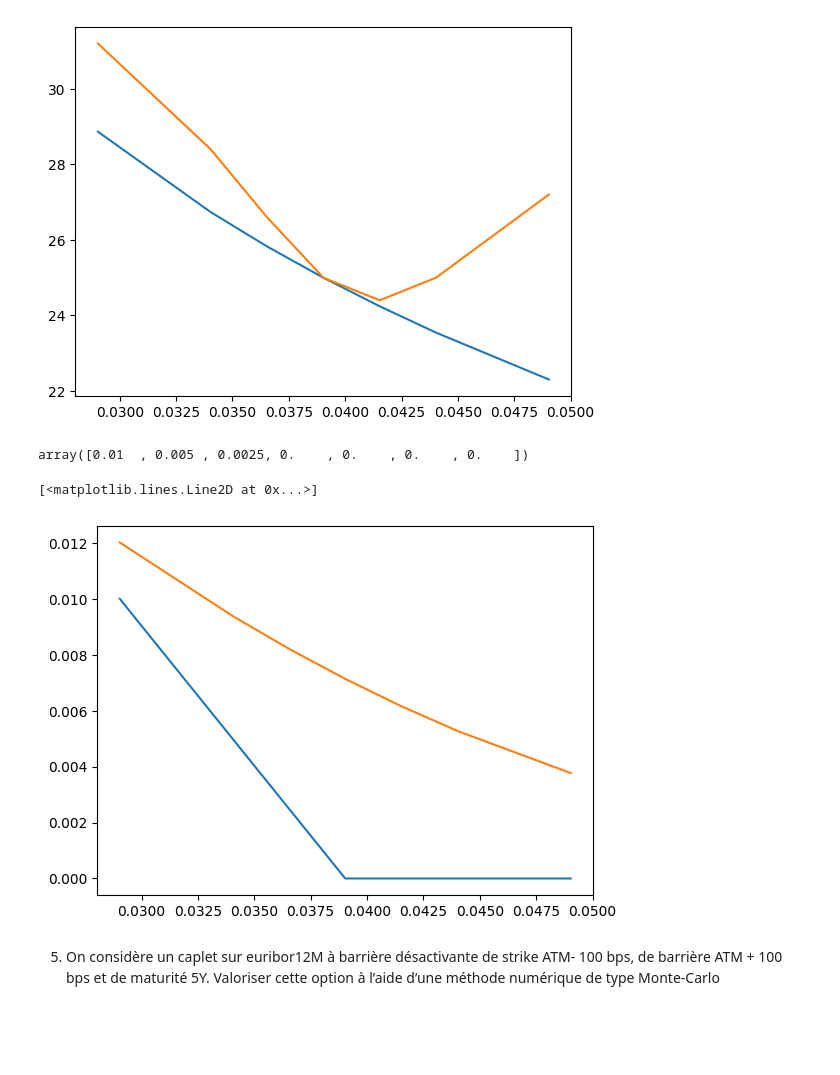
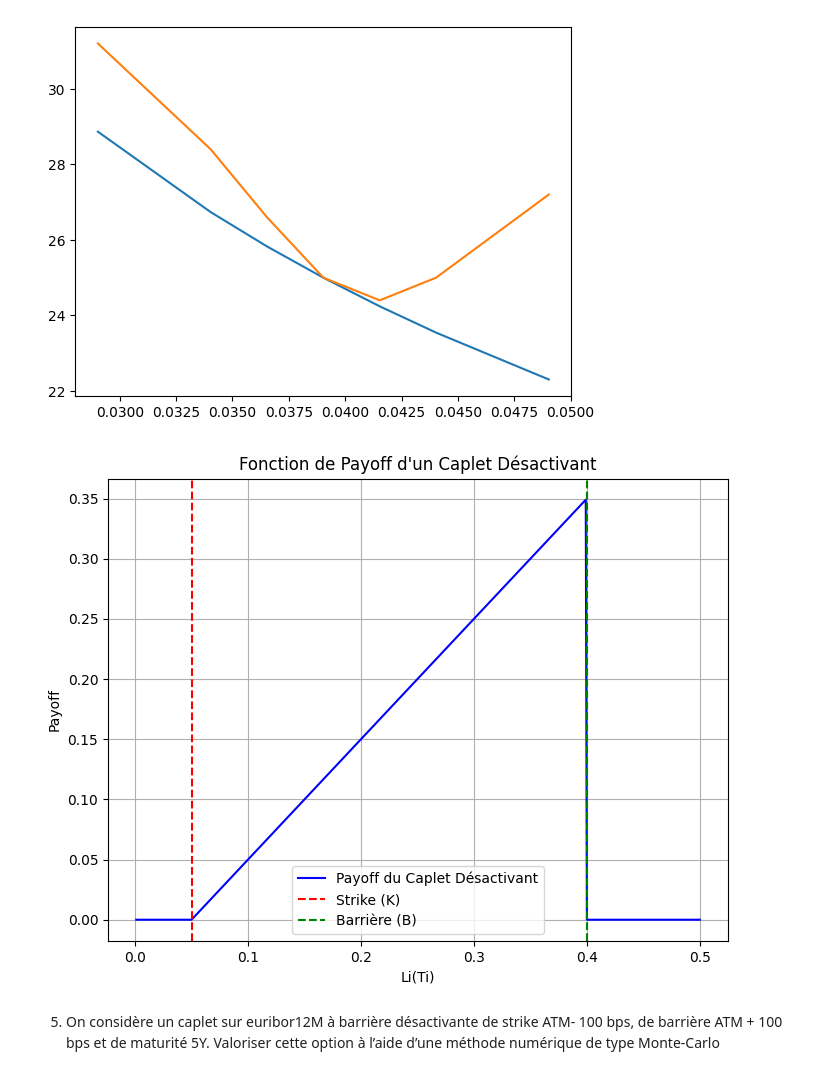
Before and after one commit to usenameFD/Asset-management, a Jupyter notebook: Yield Curve/yield.ipynb, the cells around one changed output. Drawn from its saved outputs; the diff is of its cells as text; code cells hidden in the pictures; blank space fills up the shorter version.

```diff
--- a/Yield Curve/yield.ipynb
+++ b/Yield Curve/yield.ipynb
@@ -310,12 +306,33 @@ payoff = np.maximum(L_i - strikes,0) for strike in strikes])
-# %%
-payoff
-# %% [output]
-array([0.01  , 0.005 , 0.0025, 0.    , 0.    , 0.    , 0.    ])
-# %%
-plt.plot(strikes,payoff)
-# %% [output]
-[<matplotlib.lines.Line2D at 0x...>]
-[figure, removed]
+# %%
+#3.7.
+#1. Payoff et courbe
+# Définition des paramètres
+delta = 1
+Z_T = 1.05  # Exemple de valeur pour Z_T
+B = 0.4  # Barrière (B)
+
+# Calcul du strike K
+K = (1 / delta) * (Z_T - 1)
+
+# Définition des valeurs possibles pour Li(Ti)
+Li_Ti = np.linspace(0.001, 0.5, 500)
+
+# Calcul du payoff du caplet désactivant
+payoff = np.maximum(0, Li_Ti - K) * (Li_Ti < B)
+
+# Tracé de la fonction de payoff
+plt.figure(figsize=(8, 6))
+plt.plot(Li_Ti, payoff, label='Payoff du Caplet Désactivant', color='b')
+plt.axvline(x=K, color='r', linestyle='--', label='Strike (K)')
+plt.axvline(x=B, color='g', linestyle='--', label='Barrière (B)')
+plt.title('Fonction de Payoff d\'un Caplet Désactivant')
+plt.xlabel('Li(Ti)')
+plt.ylabel('Payoff')
+plt.legend()
+plt.grid(True)
+plt.show()
+# %% [output]
+[figure, added]
 # %%
 # Ceci est une version passant par la formule fermée. Pas fonctionnel
 def X_t(t, T, sig, lambd, M=100):
```
Also changed, not shown: parts of 8 cells of this notebook.
